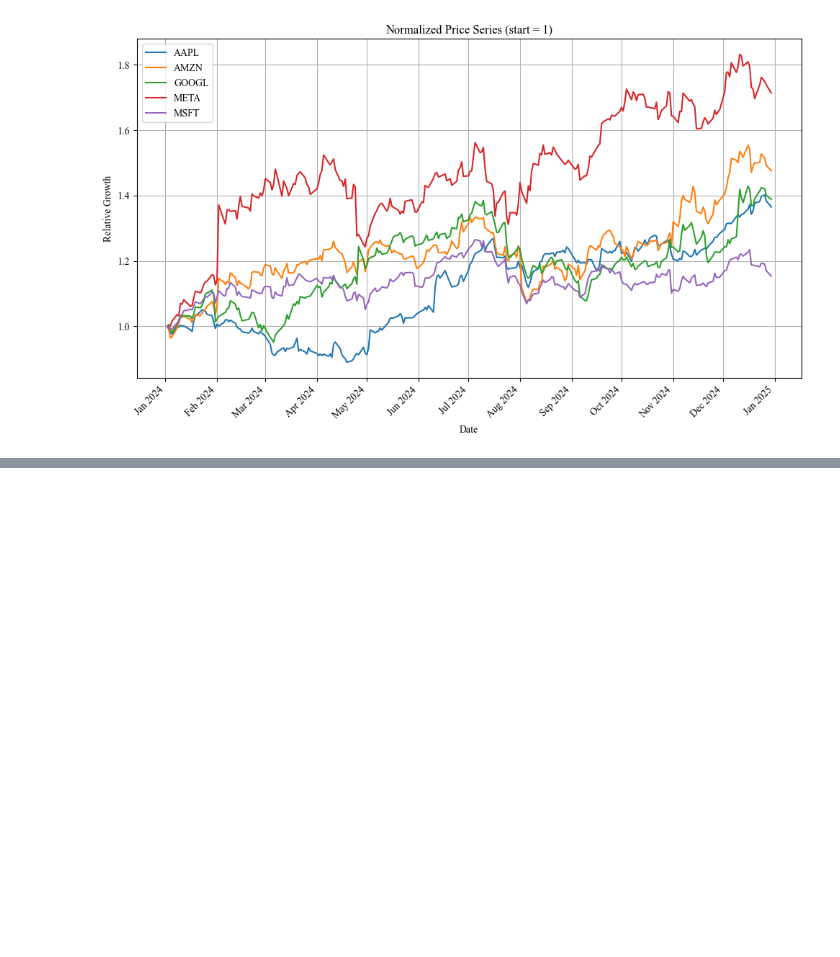
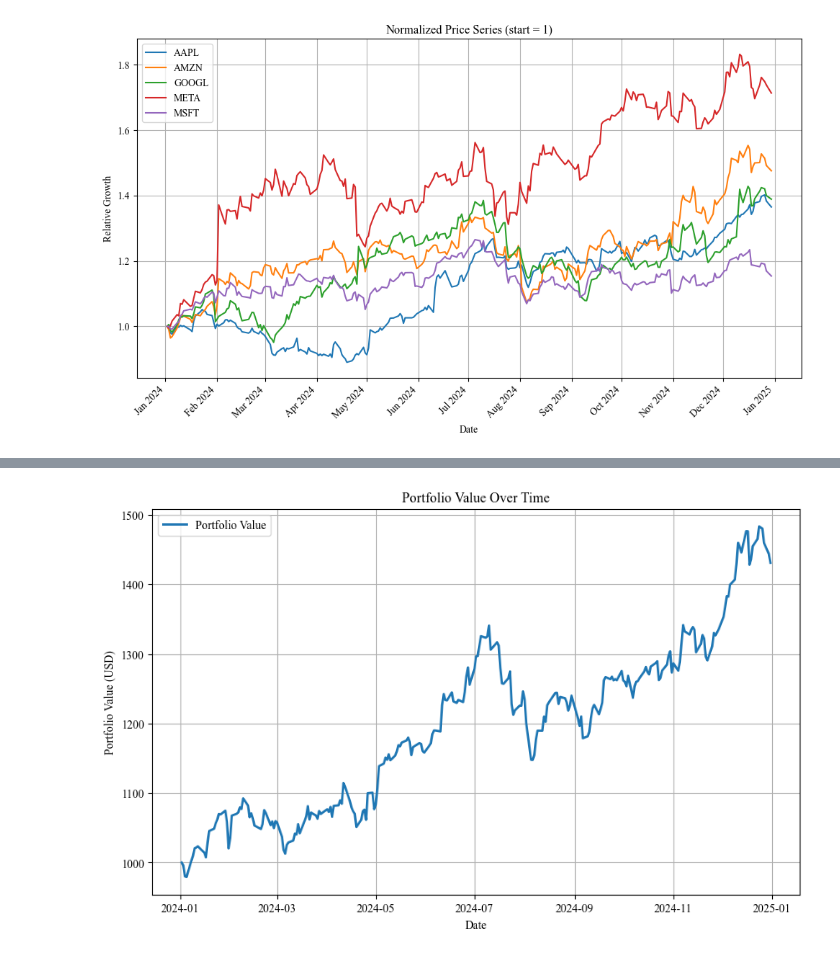
Before and after one commit to Kapizza/Alpha-Models, a Jupyter notebook: notebooks/01_data_fetiching_demo.ipynb, the cells around one changed output, grey strips where cells are left out. Cells and saved outputs as stored; diff of their text form; code cells hidden in the pictures; blank space fills up the shorter version.

```diff
--- a/notebooks/01_data_fetiching_demo.ipynb
+++ b/notebooks/01_data_fetiching_demo.ipynb
@@ -95,0 +157,12 @@ plt.show()
+# %%
+# Plot portfolio value vs time
+plt.figure(figsize=(10, 6))
+plt.plot(df_p.index, df_p["Portfolio Value"], label="Portfolio Value", linewidth=2)
+plt.title("Portfolio Value Over Time")
+plt.xlabel("Date")
+plt.ylabel("Portfolio Value (USD)")
+plt.grid(True)
+plt.legend()
+plt.show()
+# %% [output]
+[figure, added]
```
Also changed, not shown: parts of 6 cells of this notebook, 2 other files.
